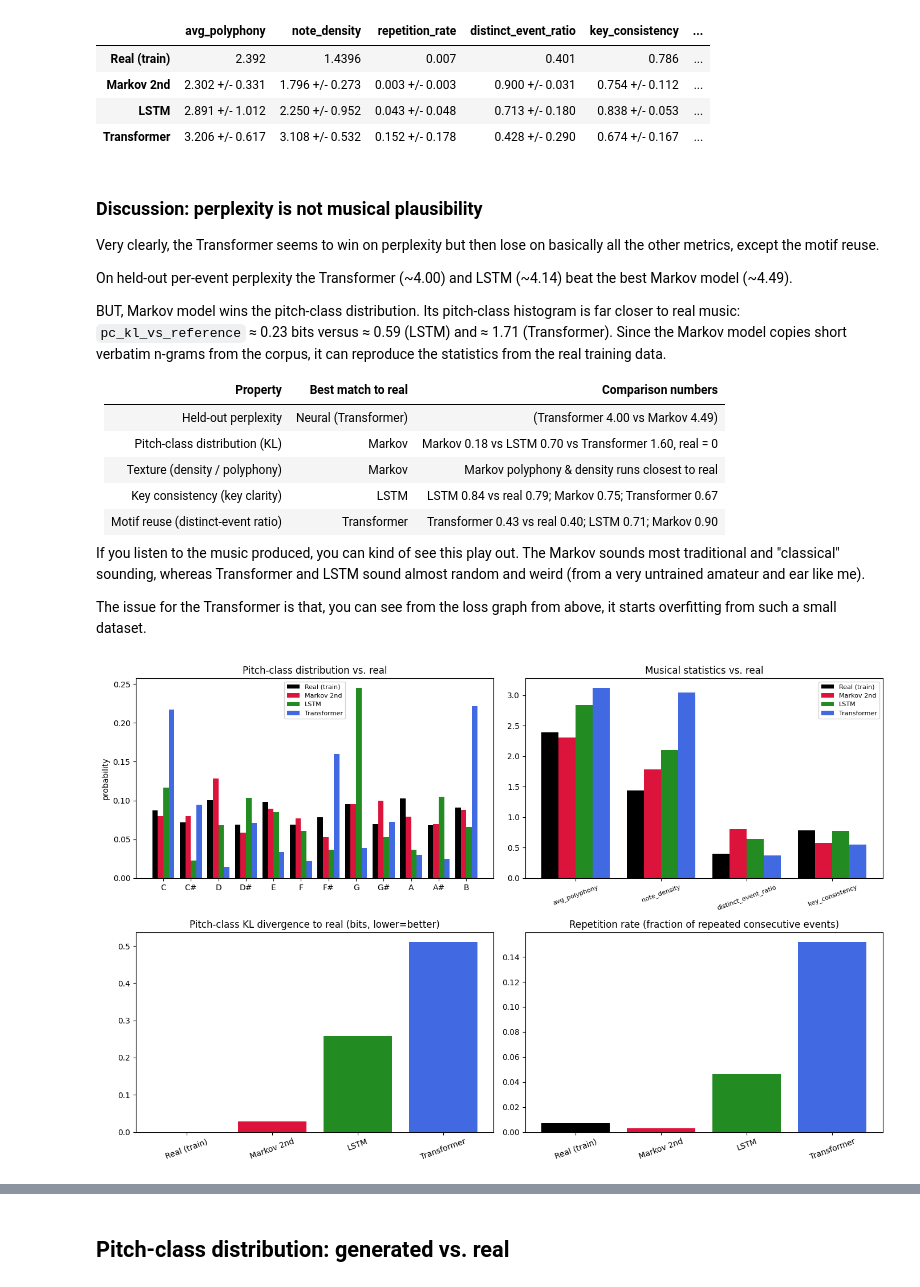
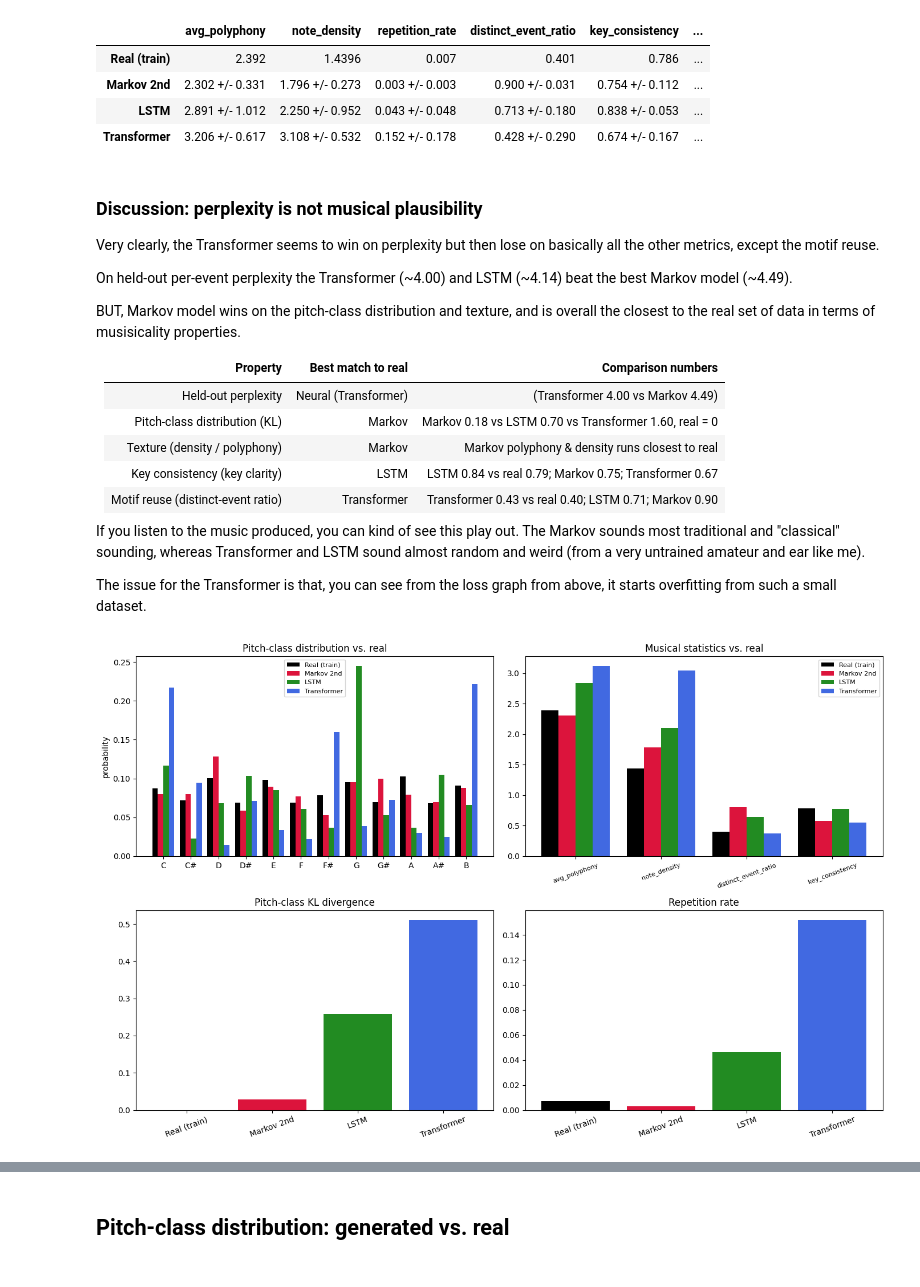
Before and after one commit to ayinfly/CSE153-Assignment-2-Task-1, a Jupyter notebook: workbook.ipynb, the cells around one changed output, grey strips where cells are left out. Saved outputs shown, nothing was run; the diff lists cells and outputs as text; code cells hidden in the pictures.

```diff
--- a/workbook.ipynb
+++ b/workbook.ipynb
@@ -582,7 +750,7 @@ Very clearly, the Transformer seems to win on perplexity but then lose on basica
 
 On held-out per-event perplexity the Transformer (~4.00) and LSTM (~4.14) beat the best Markov model (~4.49).
 
-BUT, Markov model wins the pitch-class distribution. Its pitch-class histogram is far closer to real music: `pc_kl_vs_reference` ≈ 0.23 bits versus ≈ 0.59 (LSTM) and ≈ 1.71 (Transformer). Since the Markov model copies short verbatim n-grams from the corpus, it can reproduce the statistics from the real training data.
+BUT, Markov model wins on the pitch-class distribution and texture, and is overall the closest to the real set of data in terms of musisicality properties.
 
 | Property | Best match to real | Comparison numbers |
 |---|---|---|
@@ -626,33 +794,33 @@ axes[0,0].set_ylabel("probability"); axes[0,0].legend(fontsize=8)
 
 metrics = {
     "avg_polyphony": avg_polyphony,
     "note_density": note_density,
     "distinct_event_ratio": distinct_event_ratio,
     "key_consistency": key_consistency,
 }
 mnames = list(metrics)
 xm = np.arange(len(mnames)); wm = 0.2
 for j, (name, ev) in enumerate(groups.items()):
     vals = [metrics[m](ev) for m in mnames]
     axes[0,1].bar(xm + (j-1.5)*wm, vals, width=wm, label=name, color=colors[name])
 axes[0,1].set_xticks(xm); axes[0,1].set_xticklabels(mnames, rotation=20, fontsize=8)
 axes[0,1].set_title("Musical statistics vs. real"); axes[0,1].legend(fontsize=8)
 
 kls = []
 ref_pc = pitch_class_histogram(ref_events)
 for name, ev in groups.items():
     p = pitch_class_histogram(ev) + 1e-8; q = ref_pc + 1e-8
     p /= p.sum(); q /= q.sum()
     kls.append(float(np.sum(p * np.log2(p / q))))
 axes[1,0].bar(list(groups), kls, color=[colors[n] for n in groups])
-axes[1,0].set_title("Pitch-class KL divergence to real (bits, lower=better)")
+axes[1,0].set_title("Pitch-class KL divergence")
 axes[1,0].tick_params(axis='x', rotation=20)
 
 reps = [repetition_rate(ev) for ev in groups.values()]
 axes[1,1].bar(list(groups), reps, color=[colors[n] for n in groups])
-axes[1,1].set_title("Repetition rate (fraction of repeated consecutive events)")
+axes[1,1].set_title("Repetition rate")
 axes[1,1].tick_params(axis='x', rotation=20)
 
 plt.tight_layout(); plt.show()
 # %% [output]
-[figure, old version]
+[figure, new version]
```
Also changed, not shown: parts of 9 cells of this notebook, 1 other file.
